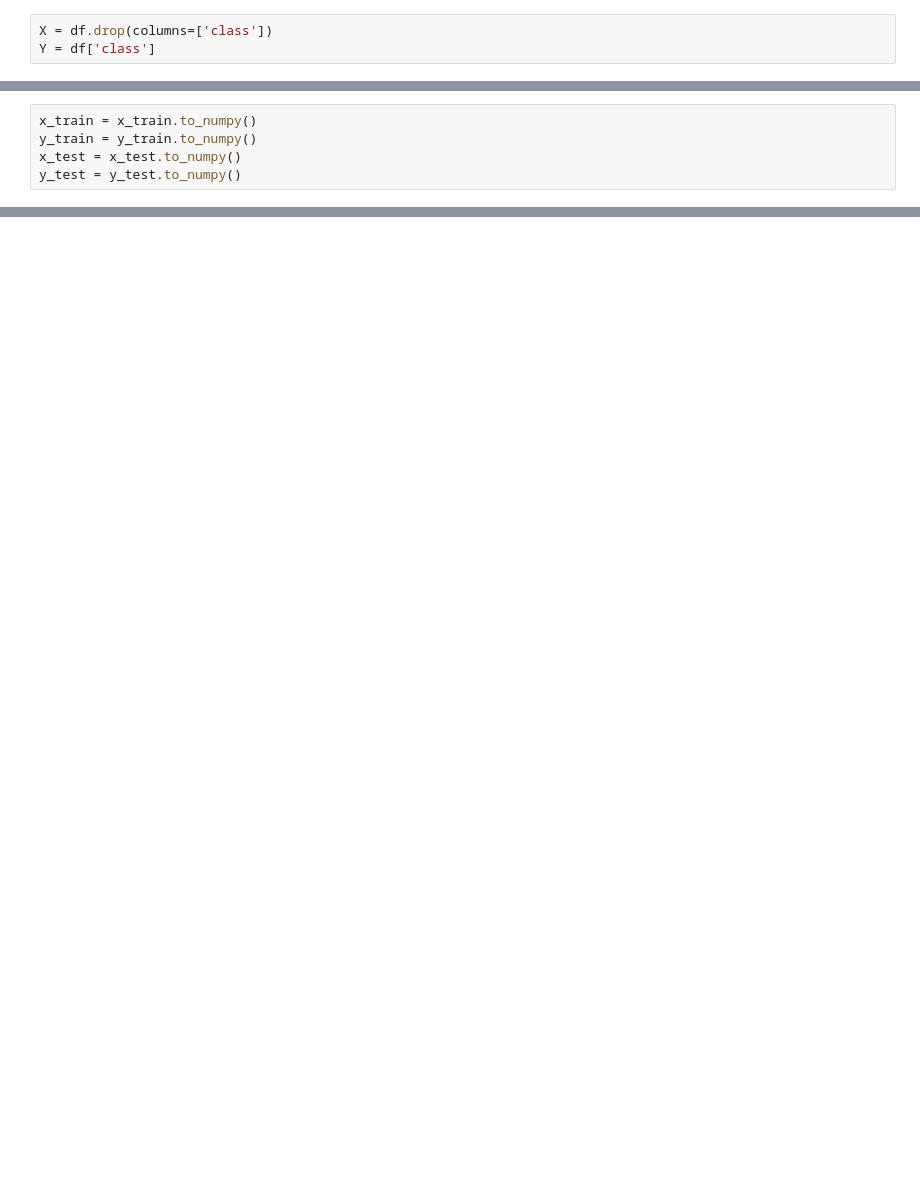
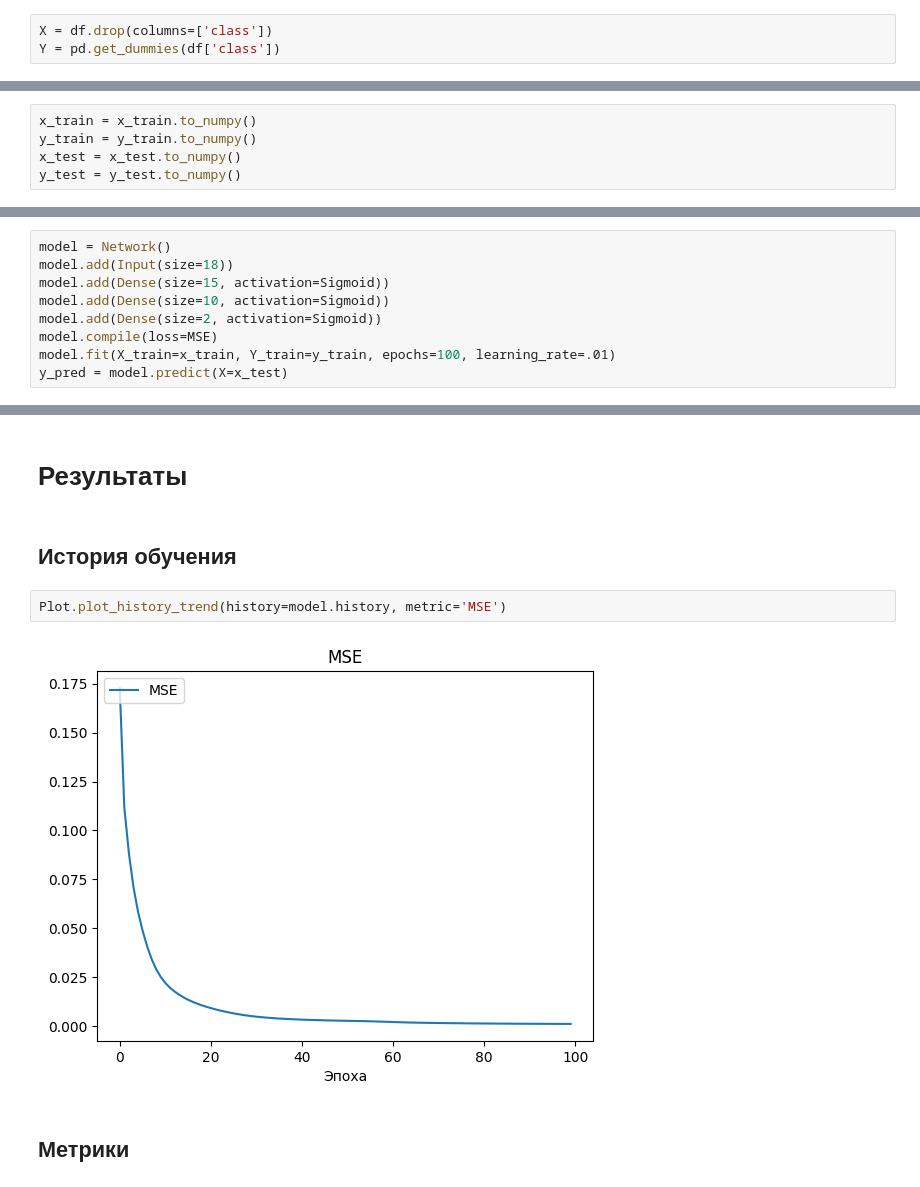
Before and after one commit to Grischenkov/NeuralNetworks, a Jupyter notebook: Lab2/solution.ipynb, the cells around one changed output, grey strips where cells are left out. Cells and saved outputs as stored; diff of their text form; blank space fills up the shorter version.

```diff
--- a/Lab2/solution.ipynb
+++ b/Lab2/solution.ipynb
@@ -216,5 +215,5 @@ Index(['class', 'cap-surface', 'cap-color', 'bruises', 'odor', 'gill-spacing',
 ## Разделение датасета для обучения
 # %%
 X = df.drop(columns=['class'])
-Y = df['class']
+Y = pd.get_dummies(df['class'])
 # %%
@@ -232,0 +234,9 @@ Test dataset shape:  (2525, 18), (2525,)
+# %%
+model = Network()
+model.add(Input(size=18))
+model.add(Dense(size=15, activation=Sigmoid))
+model.add(Dense(size=10, activation=Sigmoid))
+model.add(Dense(size=2, activation=Sigmoid))
+model.compile(loss=MSE)
+model.fit(X_train=x_train, Y_train=y_train, epochs=100, learning_rate=.01)
+y_pred = model.predict(X=x_test)
@@ -232,0 +269,10 @@ Test dataset shape:  (2525, 18), (2525,)
+# %% [markdown]
+# Результаты
+# %% [markdown]
+## История обучения
+# %%
+Plot.plot_history_trend(history=model.history, metric='MSE')
+# %% [output]
+[figure, added]
+# %% [markdown]
+## Метрики
```
Also changed, not shown: parts of 15 cells of this notebook.
